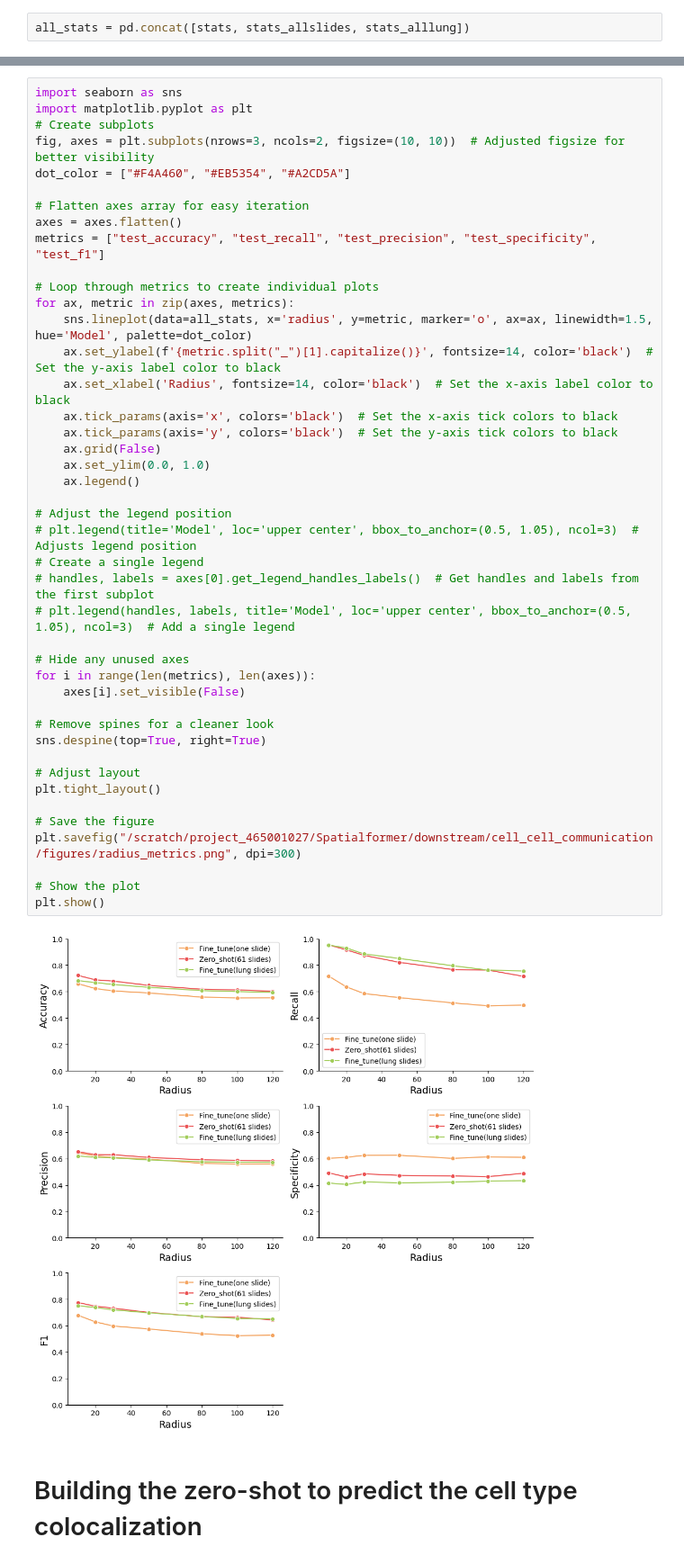
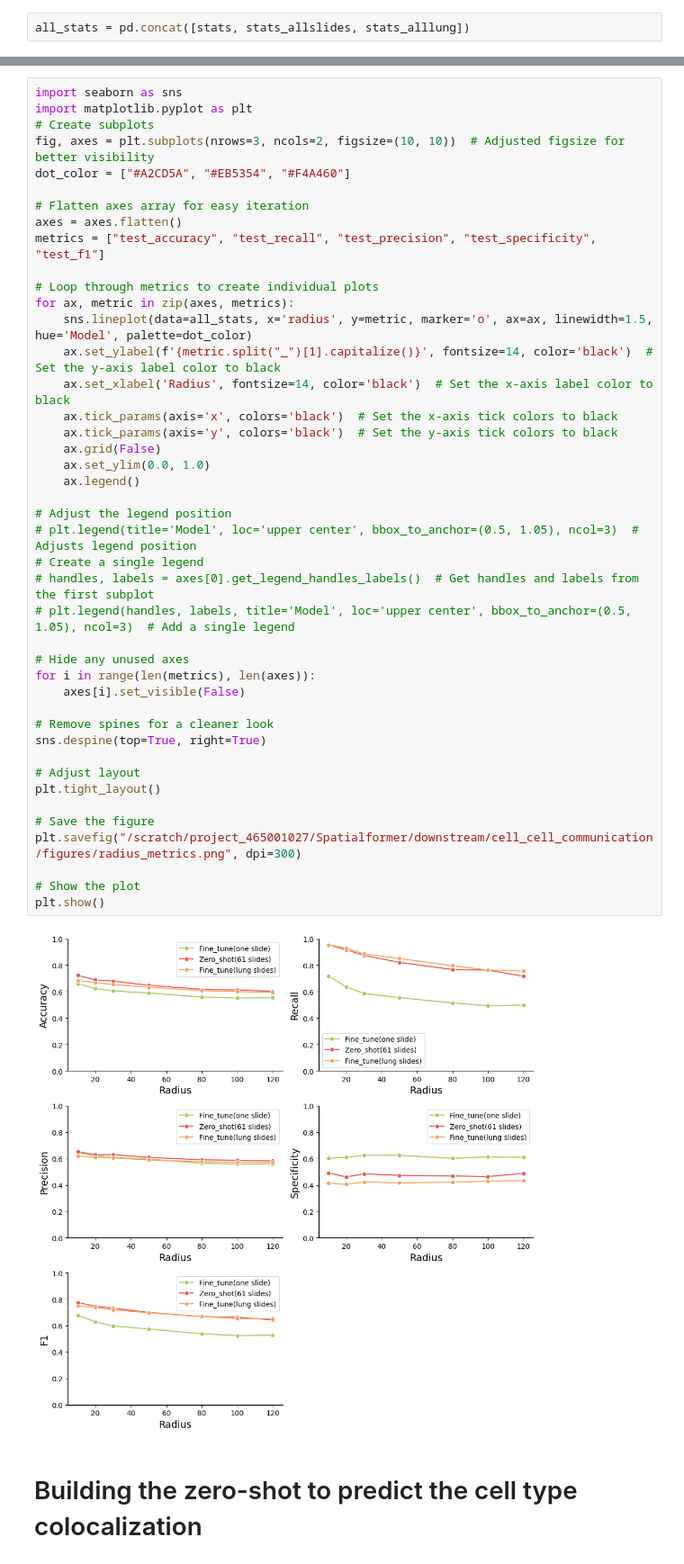
Before and after one commit to TerminatorJ/Spatialformer, a Jupyter notebook: downstream/cell_cell_communication/cell_cell_communication_zero_shot_cross_slide.ipynb, the cells around one changed output, grey strips where cells are left out. Shown at 90% size. Cells and saved outputs as stored; diff of their text form.

```diff
--- a/downstream/cell_cell_communication/cell_cell_communication_zero_shot_cross_slide.ipynb
+++ b/downstream/cell_cell_communication/cell_cell_communication_zero_shot_cross_slide.ipynb
@@ -61,7 +46,7 @@ import seaborn as sns
 import matplotlib.pyplot as plt
 # Create subplots
 fig, axes = plt.subplots(nrows=3, ncols=2, figsize=(10, 10))  # Adjusted figsize for better visibility
-dot_color = ["#F4A460", "#EB5354", "#A2CD5A"]
+dot_color = ["#A2CD5A", "#EB5354", "#F4A460"]
 
 # Flatten axes array for easy iteration
 axes = axes.flatten()
@@ -73,34 +58,34 @@ for ax, metric in zip(axes, metrics):
     ax.set_ylabel(f'{metric.split("_")[1].capitalize()}', fontsize=14, color='black')  # Set the y-axis label color to black
     ax.set_xlabel('Radius', fontsize=14, color='black')  # Set the x-axis label color to black
     ax.tick_params(axis='x', colors='black')  # Set the x-axis tick colors to black
     ax.tick_params(axis='y', colors='black')  # Set the y-axis tick colors to black
     ax.grid(False)
     ax.set_ylim(0.0, 1.0)
     ax.legend()
 
 # Adjust the legend position
 # plt.legend(title='Model', loc='upper center', bbox_to_anchor=(0.5, 1.05), ncol=3)  # Adjusts legend position
 # Create a single legend
 # handles, labels = axes[0].get_legend_handles_labels()  # Get handles and labels from the first subplot
 # plt.legend(handles, labels, title='Model', loc='upper center', bbox_to_anchor=(0.5, 1.05), ncol=3)  # Add a single legend
 
 # Hide any unused axes
 for i in range(len(metrics), len(axes)):
     axes[i].set_visible(False)
 
 # Remove spines for a cleaner look
 sns.despine(top=True, right=True)
 
 # Adjust layout
 plt.tight_layout()
 
 # Save the figure
 plt.savefig("/scratch/project_465001027/Spatialformer/downstream/cell_cell_communication/figures/radius_metrics.png", dpi=300)
 
 # Show the plot
 plt.show()
 # %% [output]
-[figure, old version]
+[figure, new version]
 # %% [markdown]
 # Building the zero-shot to predict the cell type colocalization
 # %%
```
Also changed, not shown: parts of 1 cell of this notebook, 18 other files.
